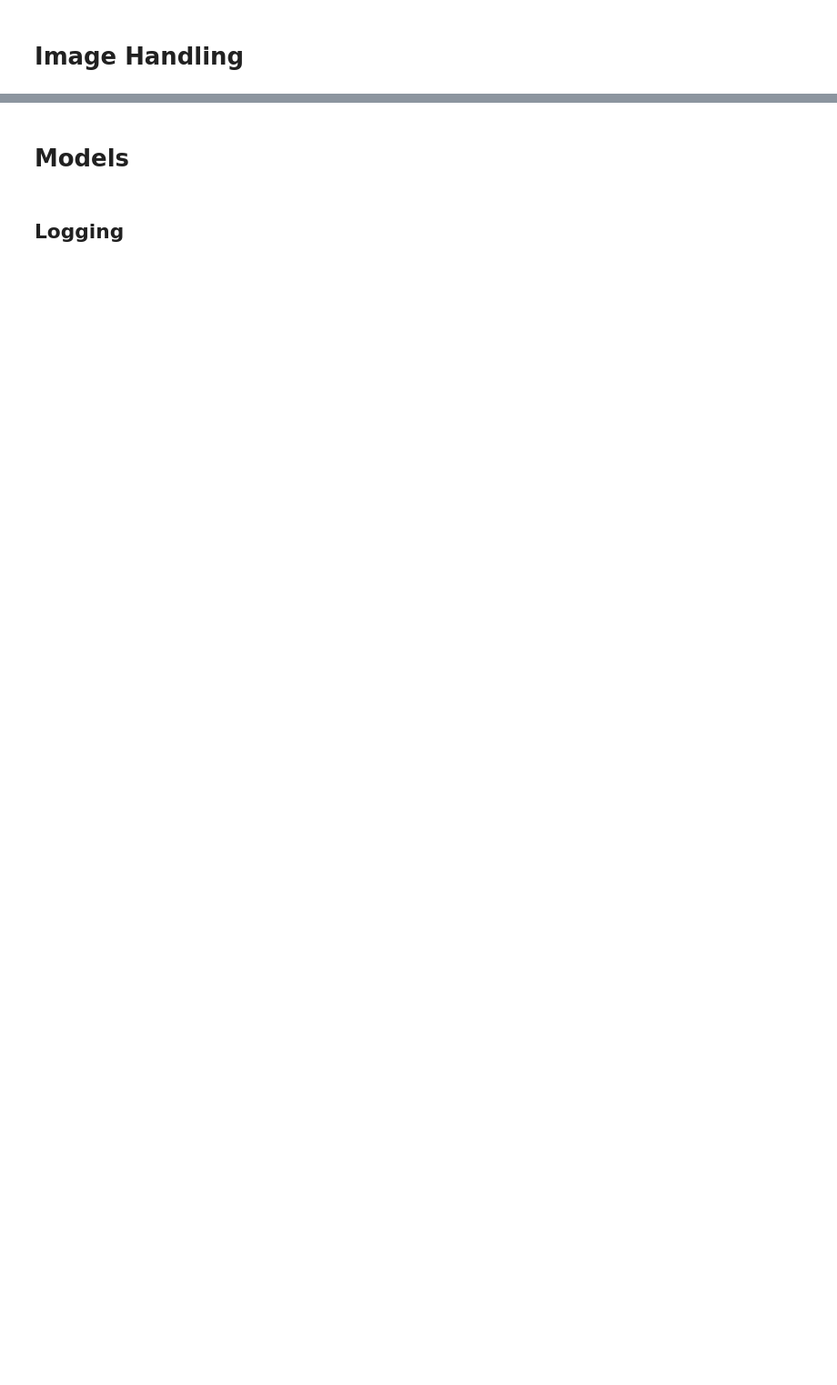
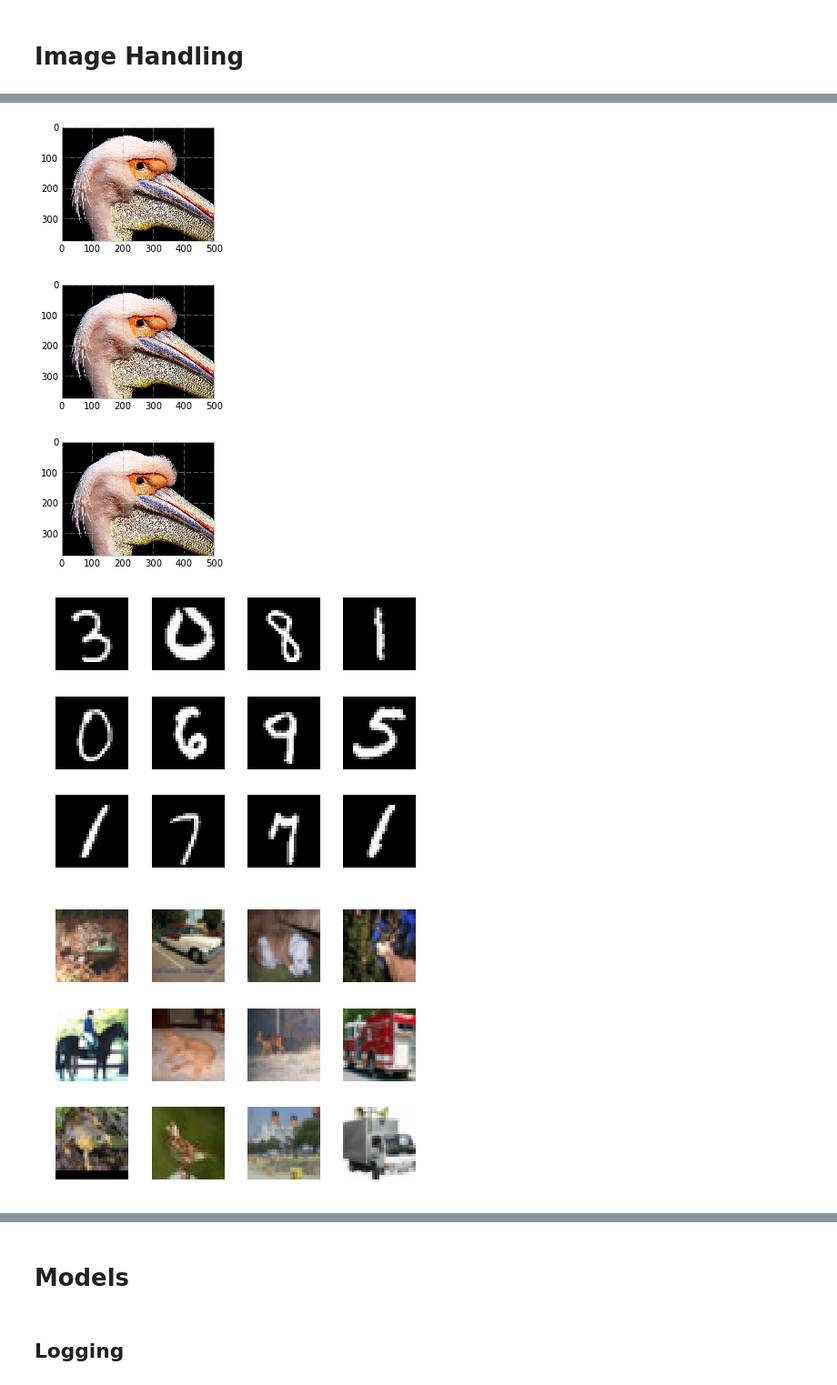
Before and after one commit to bfortuner/pytorch-cheatsheet, a Jupyter notebook: pytorch-cheatsheet.ipynb, the cells around one changed output, grey strips where cells are left out. Shown: that part at 91% size. Saved outputs shown, nothing was run; the diff lists cells and outputs as text; code cells hidden in the pictures; blank space fills up the shorter version.

Commit message:
Added finetuning and image handling tricks

```diff
--- a/pytorch-cheatsheet.ipynb
+++ b/pytorch-cheatsheet.ipynb
@@ -191,0 +266,10 @@ plot_roll(inputs)
+# %%
+def load_img_as_pil(img_path):
+    return Image.open(img_path)
+
+def load_img_as_np_arr(img_path):
+    return scipy.misc.imread(img_path) #scipy
+
+def load_img_as_tensor(img_path):
+    pil_image = Image.open(img_path)
+    return transforms.ToTensor()(pil_image)
@@ -192,6 +289,23 @@ plot_roll(inputs)
 # %%
+def plot_np_array(arr_img, fs=(3,3)):
+    plt.figure(figsize=fs)
+    plt.imshow(arr_img.astype('uint8'))
+    plt.show()
+
+def plot_tensor(tns_img, fs=(3,3)):
+    "Takes a normalized tensor [0,1] and plots PIL image"
+    pil_from_tns = transforms.ToPILImage()(tns_img)
+    plt.figure(figsize=fs)
+    plt.imshow(pil_from_tns)
+    plt.show()
+
+def plot_pil(pil_img, fs=(3,3)):
+    plt.figure(figsize=fs)
+    plt.imshow(pil_img)
+    plt.show()
+
 def imshow(inp, mean_arr, std_arr, title=None):
-    """Imshow for Tensor."""
+    # Input is normalized Tensor or Numpy Arr
     if inp.size(0) == 1:
         inp = np.squeeze(inp.numpy())
         kwargs = {'cmap':'gray'}
@@ -202,7 +316,7 @@ def imshow(inp, mean_arr, std_arr, title=None):
     plt.imshow(inp, **kwargs)
     if title is not None:
         plt.title(title)
-    plt.pause(0.001)  # pause a bit so that plots are updated
+    plt.pause(0.001)
 
 def visualize_preds(model, data_loader, class_names, mean_arr, std_arr, num_images=6):
     images_so_far = 0
@@ -222,53 +336,50 @@ def visualize_preds(model, data_loader, class_names, mean_arr, std_arr, num_imag
             ax.axis('off')
             ax.set_title('P: {}, A:{}'.format(class_names[preds[j][0]],
                                               class_names[labels[j]]))
             imshow(inputs.cpu().data[j], mean_arr, std_arr)
 
             if images_so_far == num_images:
                 return
         plt.tight_layout()
 
-def plot_mnist_samples(arr, dim=(4,4), figsize=(6,6)):
+def plot_bw_samples(arr, dim=(4,4), figsize=(6,6)):
     if type(arr) is not np.ndarray:
         arr = arr.numpy()
     bs = arr.shape[0]
     arr = arr.reshape(bs, 28, 28)
     plt.figure(figsize=figsize)
     for i,img in enumerate(arr):
         plt.subplot(*dim, i+1)
         plt.imshow(img, cmap='gray')
         plt.axis('off')
     plt.tight_layout()
 
-def denorm_meanstd(t, mean, std):
-    return (t * std) + mean
-
-def plot_cifar_samples(arr, dim=(4,4), figsize=(6,6)):
+def plot_samples(arr, mean, std, dim=(4,4), figsize=(6,6)):
     if type(arr) is not np.ndarray:
         arr = arr.numpy().transpose((0, 2, 3, 1))
-    arr = denorm_meanstd(arr, CIFAR_MEAN, CIFAR_STD)
+    arr = denorm_meanstd(arr, mean, std)
     plt.figure(figsize=figsize)
     for i,img in enumerate(arr):
         plt.subplot(*dim, i+1)
-        plt.imshow(img, cmap='gray')
+        plt.imshow(img)
         plt.axis('off')
     plt.tight_layout()
 
-def get_cifar_batch_of_size(bs):
-    # Return batchsize smaller than 64 for testing
-    inputs,targets = next(iter(cifar_test_loader))
-    return inputs[:bs], targets[:bs]
+# Test
 
-def get_mnist_batch(bs):
-    train_loader = torch.utils.data.DataLoader(
-        datasets.MNIST(MNIST_PATH, train=True, download=True,
-                       transform=transforms.Compose([
-                           transforms.ToTensor(),
-                           transforms.Normalize(MNIST_MEAN, MNIST_STD)
-                       ])),
-        batch_size=bs, shuffle=True)
-    inputs,targets = next(iter(train_loader))
-    return inputs,targets
-
+img_path = get_random_image_path(CUB_IMGS_PATH)
+plot_pil(load_img_as_pil(img_path))
+plot_np_array(load_img_as_np_arr(img_path))
+plot_tensor(load_img_as_tensor(img_path))
 inps,targs = get_mnist_batch(12)
-plot_mnist_samples(inps)
+plot_bw_samples(inps)
+inps,targs = get_cifar_batch(12)
+plot_samples(inps, CIFAR_MEAN, CIFAR_STD)
+inps,targs = get_cub_batch(12)
+plot_samples(inps, CUB_MEAN, CUB_STD)
+# %% [output]
+[figure, added]
+[figure, added]
+[figure, added]
+[figure, added]
+[figure, added]
```
Also changed, not shown: parts of 72 cells of this notebook.
